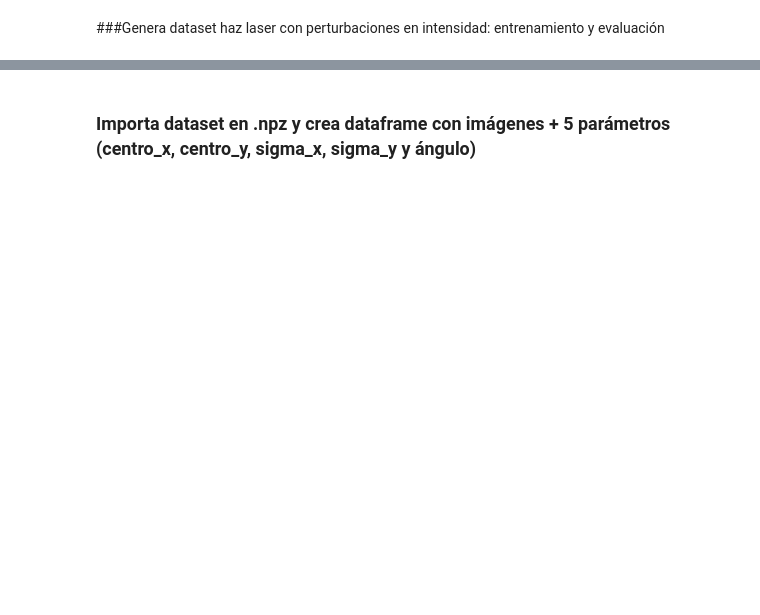
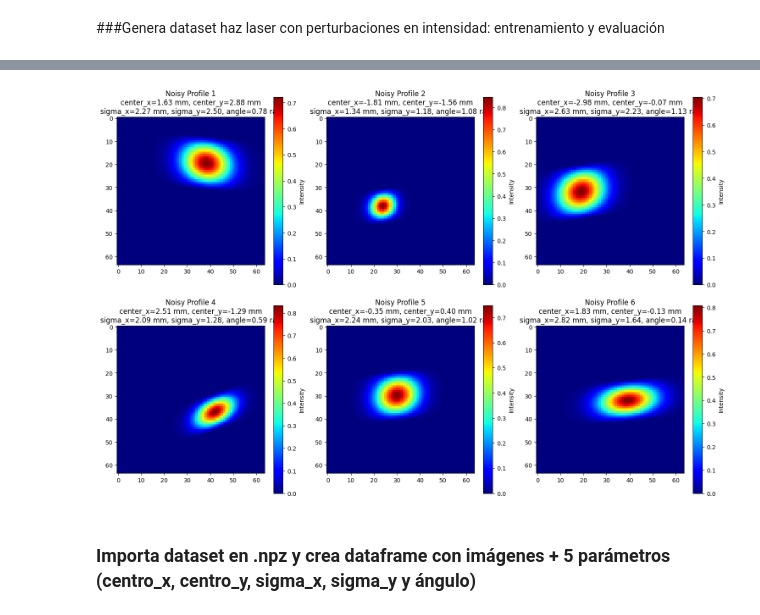
Before and after one commit to Xarlie123/ir_beam, a Jupyter notebook: Simulate_wf.ipynb, the cells around one changed output, grey strips where cells are left out. Saved outputs shown, nothing was run; the diff lists cells and outputs as text; code cells hidden in the pictures; blank space fills up the shorter version.

```diff
--- a/Simulate_wf.ipynb
+++ b/Simulate_wf.ipynb
@@ -129,2 +133,92 @@ generate_intensity_profiles(1000, 'eval_intensity_matrices_with_params')
+# %%
+import numpy as np
+import matplotlib.pyplot as plt
+from tqdm import tqdm
+from sympy import fwht, ifwht
+
+def apply_fwht_noise(array, noise_level=10, mode="random", random_seed=10):
+    """
+    Applies Fast Walsh Hadamard Transform (FWHT) noise based on a reference strategy.
+
+    Parameters:
+        - array: Input dataset (N, H, W) where N = number of images.
+        - noise_level: Percentage of elements to set to zero.
+        - mode: "head", "tail", or "random" to determine noise distribution.
+        - random_seed: Seed for reproducibility in random mode.
+
+    Returns:
+        - Transformed array with FWHT noise applied.
+    """
+    np.random.seed(random_seed)
+    N, H, W = array.shape
+    new_array = np.zeros_like(array)
+    num_zeros = int(noise_level / 100 * (H * W))  # Number of elements to be set to zero
+
+    for i in tqdm(range(N), desc=f"Applying FWHT noise ({mode})"):
+        img_1d = array[i].flatten(order='C')
+        img_fwht = fwht(img_1d)  # Apply FWHT
+
+        mask = np.ones_like(img_fwht)  # Initialize a mask of ones
+
+        if mode == "head":
+            indices = np.arange(num_zeros)  # First elements affected
+        elif mode == "tail":
+            indices = np.arange(len(img_fwht) - num_zeros, len(img_fwht))  # Last elements affected
+        elif mode == "random":
+            indices = np.random.choice(len(img_fwht), size=num_zeros, replace=False)  # Random selection
+        else:
+            raise ValueError("Invalid mode. Choose 'head', 'tail', or 'random'.")
+
+        mask[indices] = 0  # Apply mask
+        masked_array = img_fwht * mask  # Apply noise by masking FWHT coefficients
+
+        img_ifwht = ifwht(masked_array)  # Inverse FWHT
+        img_new = np.reshape(img_ifwht, (H, W))  # Reshape back to 2D
+        new_array[i] = np.clip(img_new, 0, 1)  # Ensure valid intensity range
+
+    return new_array
+
+def add_fwht_noise_to_npz(input_file, output_file, noise_level=10, mode="random"):
+    """
+    Loads an existing dataset from a .npz file, applies FWHT noise, and saves a new dataset.
+
+    Parameters:
+        - input_file: Path to the input .npz file.
+        - output_file: Path to save the modified dataset.
+        - noise_level: Percentage of the spectrum to be affected by noise.
+        - mode: "head", "tail", or "random" for noise application strategy.
+    """
+    # Load existing dataset
+    data = np.load(input_file + '.npz')
+    intensity_matrices = data['intensity_matrices']
+    parameters = data['parameters']
+
+    # Apply FWHT noise
+    noisy_intensity_matrices = apply_fwht_noise(intensity_matrices, noise_level=noise_level, mode=mode)
+
+    # Save the modified dataset
+    np.savez(output_file + '.npz', intensity_matrices=noisy_intensity_matrices, parameters=parameters)
+
+    # Visualization of noisy images
+    plt.figure(figsize=(15, 10))
+    for i in range(min(6, len(noisy_intensity_matrices))):
+        params = parameters[i]
+        plt.subplot(2, 3, i + 1)
+        plt.imshow(noisy_intensity_matrices[i], cmap='jet')
+        plt.title(f'Noisy Profile {i+1}\n'
+                  f'center_x={params[0]:.2f} mm, center_y={params[1]:.2f} mm\n'
+                  f'sigma_x={params[2]:.2f} mm, sigma_y={params[3]:.2f}, angle={params[4]:.2f} rad')
+        plt.colorbar(label='Intensity')
+
+    plt.tight_layout()
+    plt.show()
+
+dataset_name_noise = 'intensity_matrices_fwht_noise_head'
+# Example usage: Apply FWHT noise to existing dataset
+add_fwht_noise_to_npz(dataset_name, 'intensity_matrices_fwht_noise_head', noise_level=10, mode="head")
+#add_fwht_noise_to_npz(dataset_name, 'intensity_matrices_fwht_noise_tail', noise_level=10, mode="tail")
+#add_fwht_noise_to_npz(dataset_name, 'intensity_matrices_fwht_noise_random', noise_level=10, mode="random")
+# %% [output]
+[figure, added]
 # %% [markdown]
 ### Importa dataset en .npz y crea dataframe con imágenes + 5 parámetros (centro_x, centro_y, sigma_x, sigma_y y ángulo)
```
Also changed, not shown: parts of 9 cells of this notebook.
